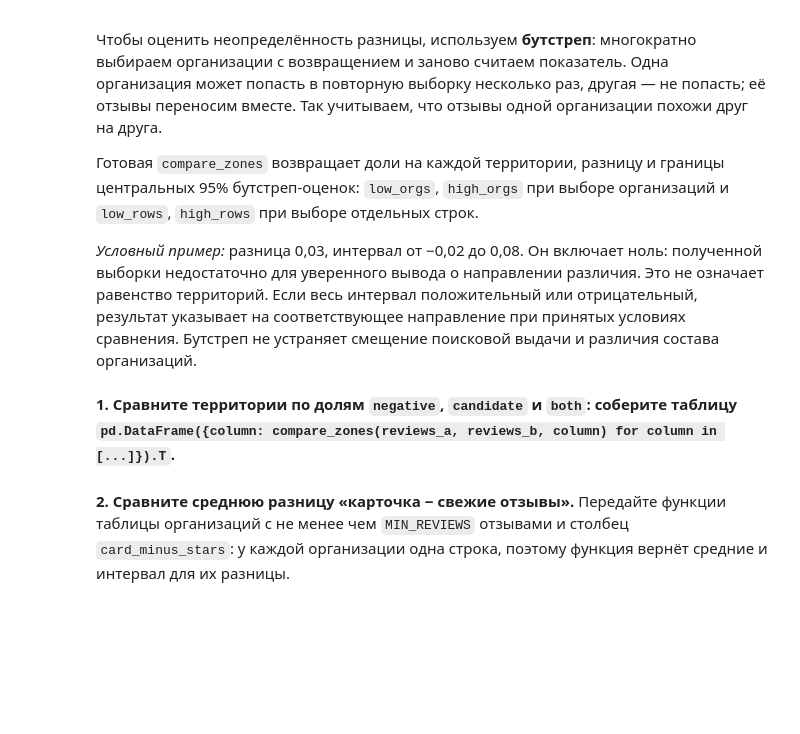
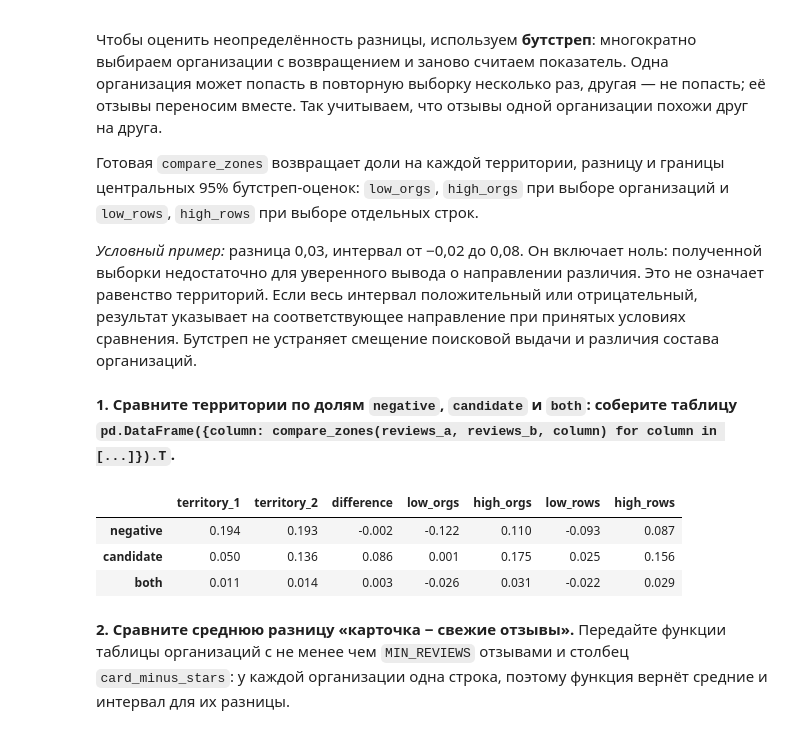
Before and after one commit to DinRazar/data-data, a Jupyter notebook: Работа 3.ipynb, the cells around one changed output. Drawn from its saved outputs; the diff is of its cells as text; code cells hidden in the pictures; blank space fills up the shorter version.

```diff
--- a/Работа 3.ipynb
+++ b/Работа 3.ipynb
@@ -1650,12 +1811,12 @@ organization_map(org_a, result_a, 'mean_predicted_stars', 'Средний про
 
 **1. Соберите функцию `analyze_area`** из готовых шагов. Она возвращает результат сбора, таблицу отзывов и таблицу организаций.
 # %%
-def analyze_area(area, tags, max_orgs, max_reviews, folder):  # Полный анализ одной территории.
-    result = collect_area(**area, tags=tags, max_orgs=max_orgs, max_reviews=max_reviews, output=folder)  # 1. Сбор организаций и отзывов.
-    reviews = ...  # 2. Подтверждённые отзывы с названиями (prepare_reviews).
-    reviews = ...  # 3. Прогнозы двух моделей (two_readers).
-    reviews['expected_both'] = ...  # 4. Норма для каждой оценки (как в 3.2).
-    organizations = ...  # 5. Сводка по организациям (organization_summary).
-    return result, reviews, organizations  # Результаты территории.
+def analyze_area(area, tags, max_orgs, max_reviews, folder):
+    result = collect_area(**area, tags=tags, max_orgs=max_orgs, max_reviews=max_reviews, output=folder)
+    reviews = prepare_reviews(result)
+    reviews = two_readers(reviews)
+    reviews['expected_both'] = reviews.rating.map(norm.both)
+    organizations = organization_summary(reviews, result.organizations)
+    return result, reviews, organizations
 # %% [markdown]
 **2. Проверьте функцию на первой территории:** вызовите её с параметрами из 3.1 (сбор возьмёт сохранённые данные) и убедитесь, что число случаев `both` и сумма `observed_both` совпадают с полученными ранее.
@@ -1667,0 +1830,6 @@ def analyze_area(area, tags, max_orgs, max_reviews, folder):  # Полный а
+# %%
+boundary_b = city_boundary('Володарск, Нижегородска область, Россия', 'area_b.geojson')
+area_b = {'geometry': 'area_b.geojson'}
+folder_b = Path('reviews_b')
+result_b, reviews_b, org_b = analyze_area(area_b, tags, max_orgs, max_reviews, folder_b)
+print('Организаций / отзывов:', len(result_b.organizations), len(reviews_b))
@@ -1699,2 +1869,13 @@ def compare_zones(first, second, column, repeats=2000):  # Разница дол
+# %%
+comparison_zones = pd.DataFrame({
+    col: compare_zones(reviews_a, reviews_b, col)
+    for col in ['negative', 'candidate', 'both']
+}).T
+show(comparison_zones.round(3))
+# %% [output]
+|  | territory_1 | territory_2 | difference | low_orgs | high_orgs | low_rows | high_rows |
+| negative | 0.194 | 0.193 | -0.002 | -0.122 | 0.110 | -0.093 | 0.087 |
+| candidate | 0.050 | 0.136 | 0.086 | 0.001 | 0.175 | 0.025 | 0.156 |
+| both | 0.011 | 0.014 | 0.003 | -0.026 | 0.031 | -0.022 | 0.029 |
 # %% [markdown]
 **2. Сравните среднюю разницу «карточка − свежие отзывы».** Передайте функции таблицы организаций с не менее чем `MIN_REVIEWS` отзывами и столбец `card_minus_stars`: у каждой организации одна строка, поэтому функция вернёт средние и интервал для их разницы.
```
Also changed, not shown: parts of 53 cells of this notebook.
